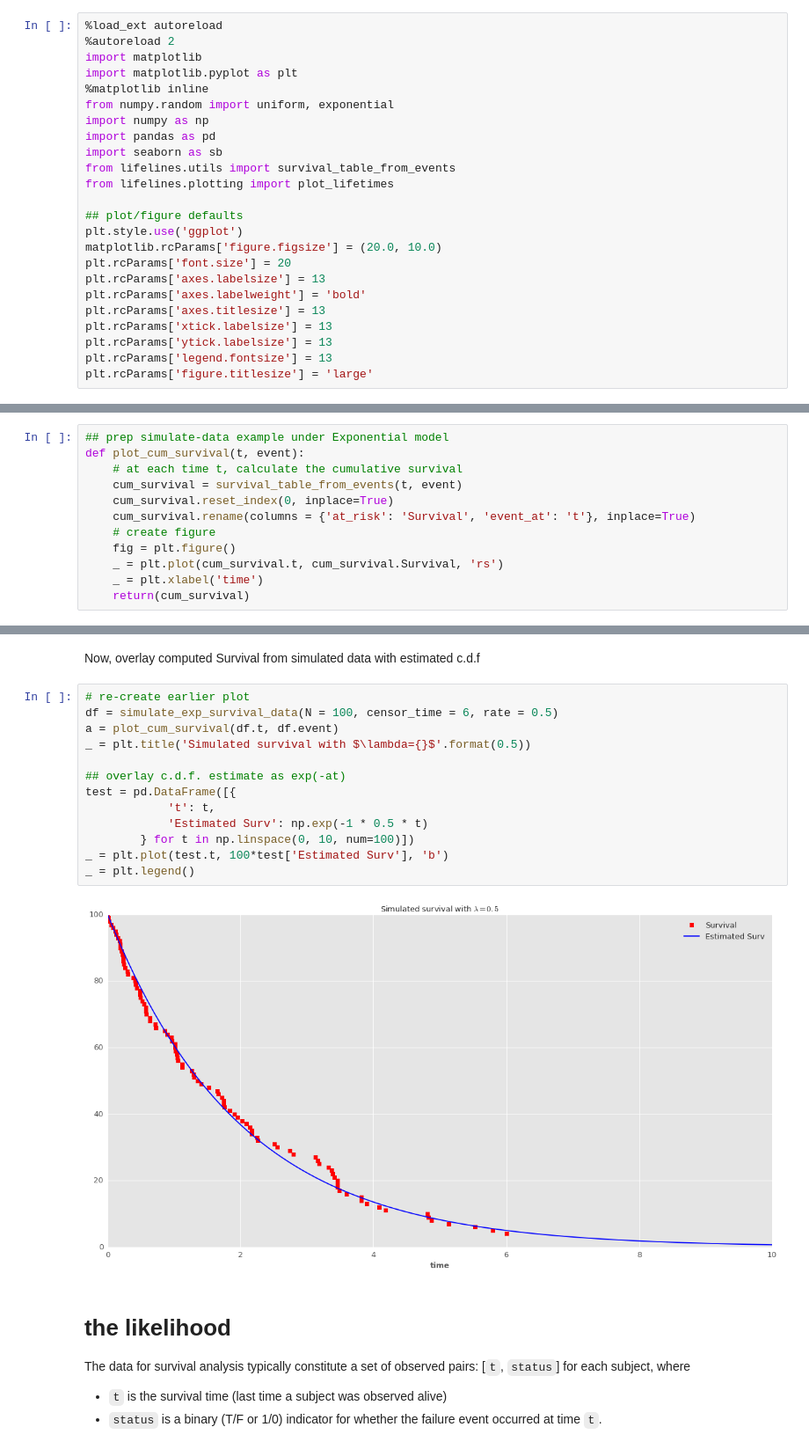
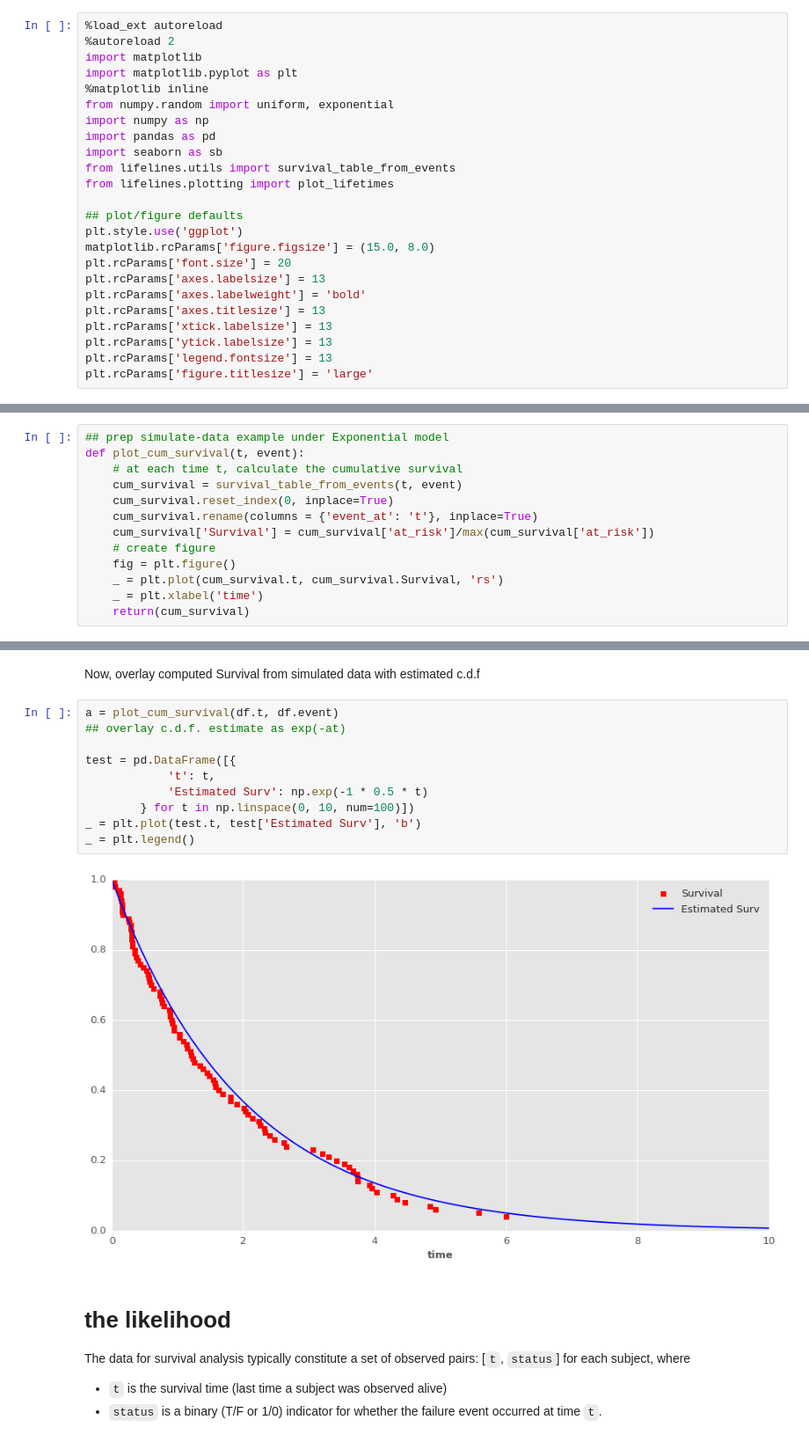
Before and after one commit to jburos/bda-meetup, a Jupyter notebook: Survival Modeling in Stan.ipynb, the cells around one changed output, grey strips where cells are left out. Shown at 88% size. Cells and saved outputs as stored; diff of their text form.

```diff
--- a/Survival Modeling in Stan.ipynb
+++ b/Survival Modeling in Stan.ipynb
@@ -13,7 +13,7 @@ from lifelines.plotting import plot_lifetimes
 
 ## plot/figure defaults
 plt.style.use('ggplot')
-matplotlib.rcParams['figure.figsize'] = (20.0, 10.0)
+matplotlib.rcParams['figure.figsize'] = (15.0, 8.0)
 plt.rcParams['font.size'] = 20
 plt.rcParams['axes.labelsize'] = 13
 plt.rcParams['axes.labelweight'] = 'bold'
@@ -167,7 +166,8 @@ def plot_cum_survival(t, event):
     # at each time t, calculate the cumulative survival
     cum_survival = survival_table_from_events(t, event)
     cum_survival.reset_index(0, inplace=True)
-    cum_survival.rename(columns = {'at_risk': 'Survival', 'event_at': 't'}, inplace=True)
+    cum_survival.rename(columns = {'event_at': 't'}, inplace=True)
+    cum_survival['Survival'] = cum_survival['at_risk']/max(cum_survival['at_risk'])
     # create figure
     fig = plt.figure()
     _ = plt.plot(cum_survival.t, cum_survival.Survival, 'rs')
@@ -212,20 +212,17 @@ _ = plt.title('Simulated survival with $\lambda={}$'.format(0.5), size=20)
 # %% [markdown]
 Now, overlay computed Survival from simulated data with estimated c.d.f
 # %%
-# re-create earlier plot
-df = simulate_exp_survival_data(N = 100, censor_time = 6, rate = 0.5)
 a = plot_cum_survival(df.t, df.event)
-_ = plt.title('Simulated survival with $\lambda={}$'.format(0.5))
+## overlay c.d.f. estimate as exp(-at)
 
-## overlay c.d.f. estimate as exp(-at)
 test = pd.DataFrame([{
             't': t,
             'Estimated Surv': np.exp(-1 * 0.5 * t)
         } for t in np.linspace(0, 10, num=100)])
-_ = plt.plot(test.t, 100*test['Estimated Surv'], 'b')
+_ = plt.plot(test.t, test['Estimated Surv'], 'b')
 _ = plt.legend()
 # %% [output]
-[figure, old version]
+[figure, new version]
 # %% [markdown]
 # the likelihood
 
```
Also changed, not shown: parts of 60 cells of this notebook, 5 other files.
